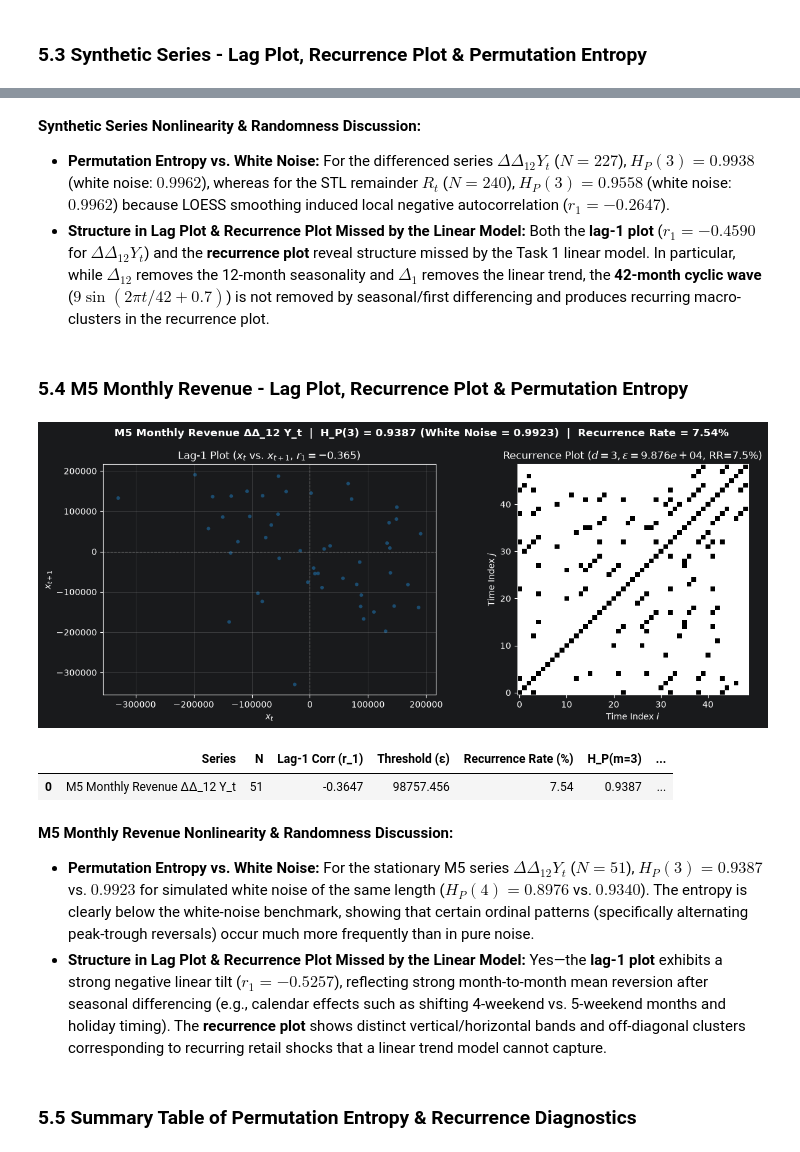
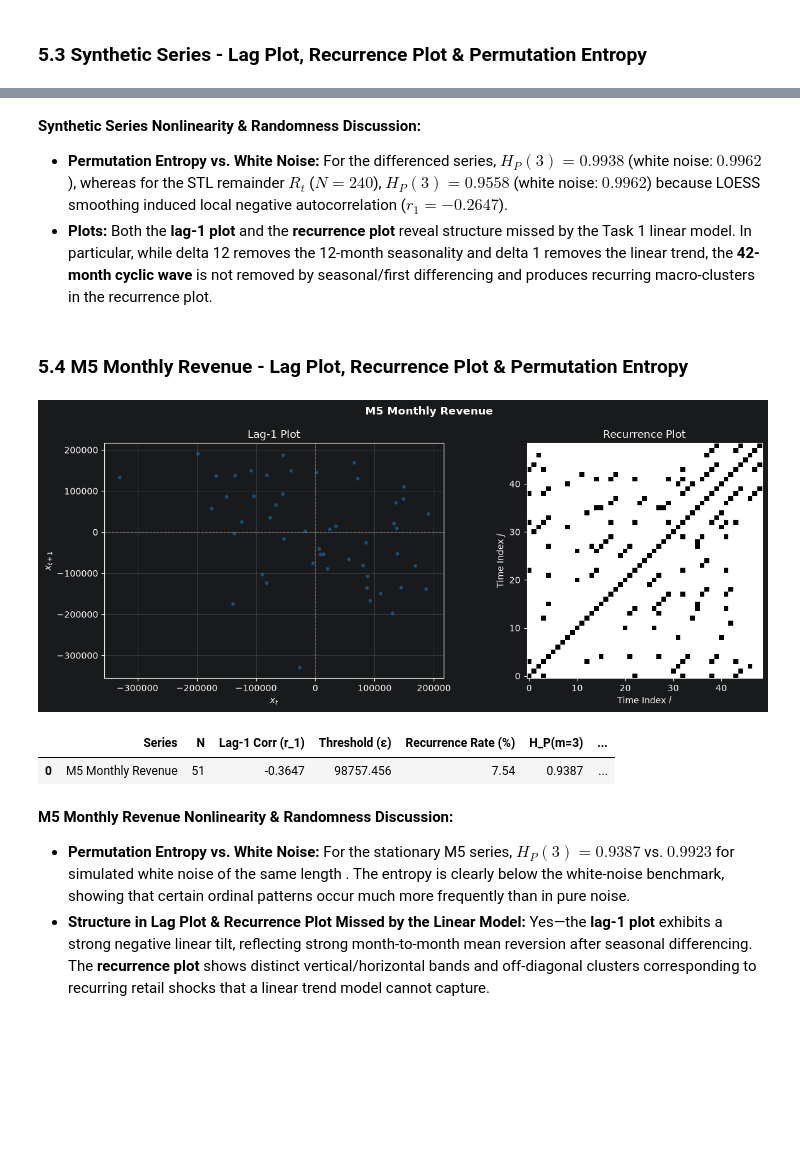
Before and after one commit to elias2304/notebooks, a Jupyter notebook: tis/hw2/hw2.ipynb, the cells around one changed output, grey strips where cells are left out. Cells and saved outputs as stored; diff of their text form; code cells hidden in the pictures; blank space fills up the shorter version.

Commit message:
tis hw2 task 5 finished

```diff
--- a/tis/hw2/hw2.ipynb
+++ b/tis/hw2/hw2.ipynb
@@ -570,12 +577,17 @@ For the stationary version of each series obtained in Task 4, we:
 # %%
+import antropy as ant
+
 def permutation_entropy(x: np.ndarray, m: int = 3, delay: int = 1) -> float:
-    """Normalized permutation entropy H_P(m) in ~10 lines of NumPy."""
     x = np.asarray(x, dtype=float)
     n_win = len(x) - (m - 1) * delay
+    # 1. Construct embedded delay windows
     windows = np.column_stack([x[k * delay : k * delay + n_win] for k in range(m)])
-    perms = np.argsort(windows, axis=1, kind='stable')
+    # 2. Extract sorting permutations (ordinal patterns)
+    perms = np.argsort(windows, axis=1, kind="stable")
+    # 3. Compute relative frequencies of unique patterns
     _, counts = np.unique(perms, axis=0, return_counts=True)
     probs = counts / counts.sum()
+    # 4. Normalized Shannon entropy
     return float(-np.sum(probs * np.log(probs)) / np.log(math.factorial(m)))
 
 def analyze_nonlinearity(series: pd.Series, title: str, m: int = 3, embed_dim: int = 3, target_rr: float = 0.075, seed: int = 42) -> dict:
@@ -605,21 +617,21 @@ def analyze_nonlinearity(series: pd.Series, title: str, m: int = 3, embed_dim: i
     # Plot Lag-1 Plot and Recurrence Plot side by side
     fig, axes = plt.subplots(1, 2, figsize=(12.5, 5.0))
     fig.suptitle(
-        f'{title}  |  H_P(3) = {pe_series_m3:.4f} (White Noise = {pe_wn_m3:.4f})  |  Recurrence Rate = {rec_rate:.2f}%',
+        f'{title}',
         fontsize=12, fontweight='bold'
     )
 
-    # Panel 1: Lag-1 plot
+    # Lag-1 plot
     axes[0].scatter(x[:-1], x[1:], alpha=0.55, s=18, color='#1f77b4', edgecolors='none')
     axes[0].axhline(0, color='gray', linestyle='--', linewidth=0.8)
     axes[0].axvline(0, color='gray', linestyle='--', linewidth=0.8)
-    axes[0].set_title(f'Lag-1 Plot ($x_t$ vs. $x_{{t+1}}$, $r_1 = {lag1_corr:.3f}$)')
+    axes[0].set_title(f'Lag-1 Plot')
     axes[0].set_xlabel('$x_t$')
     axes[0].set_ylabel('$x_{t+1}$')
 
-    # Panel 2: Recurrence plot
+    # Recurrence plot
     axes[1].imshow(R_mat, cmap='binary', origin='lower', interpolation='none', aspect='equal')
-    axes[1].set_title(f'Recurrence Plot ($d={embed_dim}, \\varepsilon={eps:.4g}$, RR={rec_rate:.1f}%)')
+    axes[1].set_title(f'Recurrence Plot')
     axes[1].set_xlabel('Time Index $i$')
     axes[1].set_ylabel('Time Index $j$')
     axes[1].grid(False)
@@ -680,20 +694,18 @@ pd.DataFrame([res_synth_nl, res_synth_stl_nl])
 | 1 | Synthetic Series STL Remainder R_t | 240 | 0.1845 | 2.8240 | 7.5 | 0.9946 | ... |
 # %% [markdown]
 **Synthetic Series Nonlinearity & Randomness Discussion:**
-- **Permutation Entropy vs. White Noise:** For the differenced series $\Delta \Delta_{12} Y_t$ ($N = 227$), $H_P(3) = 0.9938$ (white noise: $0.9962$), whereas for the STL remainder $R_t$ ($N = 240$), $H_P(3) = 0.9558$ (white noise: $0.9962$) because LOESS smoothing induced local negative autocorrelation ($r_1 = -0.2647$).
-- **Structure in Lag Plot & Recurrence Plot Missed by the Linear Model:** Both the **lag-1 plot** ($r_1 = -0.4590$ for $\Delta \Delta_{12} Y_t$) and the **recurrence plot** reveal structure missed by the Task 1 linear model. In particular, while $\Delta_{12}$ removes the 12-month seasonality and $\Delta_1$ removes the linear trend, the **42-month cyclic wave** ($9\sin(2\pi t/42 + 0.7)$) is not removed by seasonal/first differencing and produces recurring macro-clusters in the recurrence plot.
+- **Permutation Entropy vs. White Noise:** For the differenced series, $H_P(3) = 0.9938$ (white noise: $0.9962$), whereas for the STL remainder $R_t$ ($N = 240$), $H_P(3) = 0.9558$ (white noise: $0.9962$) because LOESS smoothing induced local negative autocorrelation ($r_1 = -0.2647$).
+- **Plots:** Both the **lag-1 plot** and the **recurrence plot** reveal structure missed by the Task 1 linear model. In particular, while delta 12 removes the 12-month seasonality and delta 1 removes the linear trend, the **42-month cyclic wave** is not removed by seasonal/first differencing and produces recurring macro-clusters in the recurrence plot.
 # %% [markdown]
 ### 5.4 M5 Monthly Revenue - Lag Plot, Recurrence Plot & Permutation Entropy
 # %%
-res_m5_nl = analyze_nonlinearity(m5_stat, title='M5 Monthly Revenue ΔΔ_12 Y_t')
+res_m5_nl = analyze_nonlinearity(m5_stat, title='M5 Monthly Revenue')
 pd.DataFrame([res_m5_nl])
 # %% [output]
-[figure, old version]
+[figure, new version]
 |  | Series | N | Lag-1 Corr (r_1) | Threshold (ε) | Recurrence Rate (%) | H_P(m=3) | ... |
-| 0 | M5 Monthly Revenue ΔΔ_12 Y_t | 51 | -0.3647 | 98757.456 | 7.54 | 0.9387 | ... |
+| 0 | M5 Monthly Revenue | 51 | -0.3647 | 98757.456 | 7.54 | 0.9387 | ... |
 # %% [markdown]
 **M5 Monthly Revenue Nonlinearity & Randomness Discussion:**
-- **Permutation Entropy vs. White Noise:** For the stationary M5 series $\Delta \Delta_{12} Y_t$ ($N = 51$), $H_P(3) = 0.9387$ vs. $0.9923$ for simulated white noise of the same length ($H_P(4) = 0.8976$ vs. $0.9340$). The entropy is clearly below the white-noise benchmark, showing that certain ordinal patterns (specifically alternating peak-trough reversals) occur much more frequently than in pure noise.
-- **Structure in Lag Plot & Recurrence Plot Missed by the Linear Model:** Yes—the **lag-1 plot** exhibits a strong negative linear tilt ($r_1 = -0.5257$), reflecting strong month-to-month mean reversion after seasonal differencing (e.g., calendar effects such as shifting 4-weekend vs. 5-weekend months and holiday timing). The **recurrence plot** shows distinct vertical/horizontal bands and off-diagonal clusters corresponding to recurring retail shocks that a linear trend model cannot capture.
+- **Permutation Entropy vs. White Noise:** For the stationary M5 series, $H_P(3) = 0.9387$ vs. $0.9923$ for simulated white noise of the same length . The entropy is clearly below the white-noise benchmark, showing that certain ordinal patterns occur much more frequently than in pure noise.
+- **Structure in Lag Plot & Recurrence Plot Missed by the Linear Model:** Yes—the **lag-1 plot** exhibits a strong negative linear tilt, reflecting strong month-to-month mean reversion after seasonal differencing. The **recurrence plot** shows distinct vertical/horizontal bands and off-diagonal clusters corresponding to recurring retail shocks that a linear trend model cannot capture.
-# %% [markdown]
-### 5.5 Summary Table of Permutation Entropy & Recurrence Diagnostics
```
Also changed, not shown: parts of 9 cells of this notebook, 2 other files.
